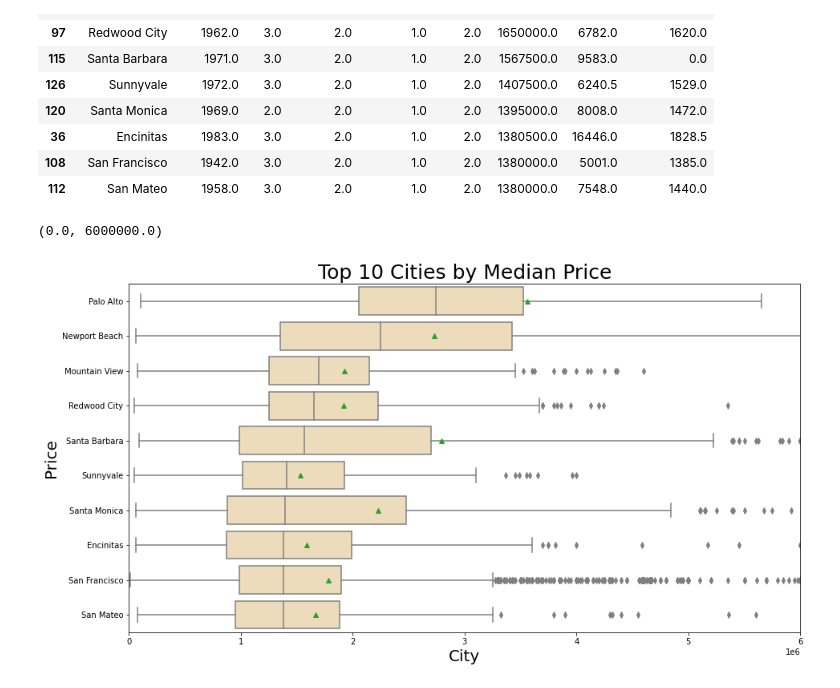
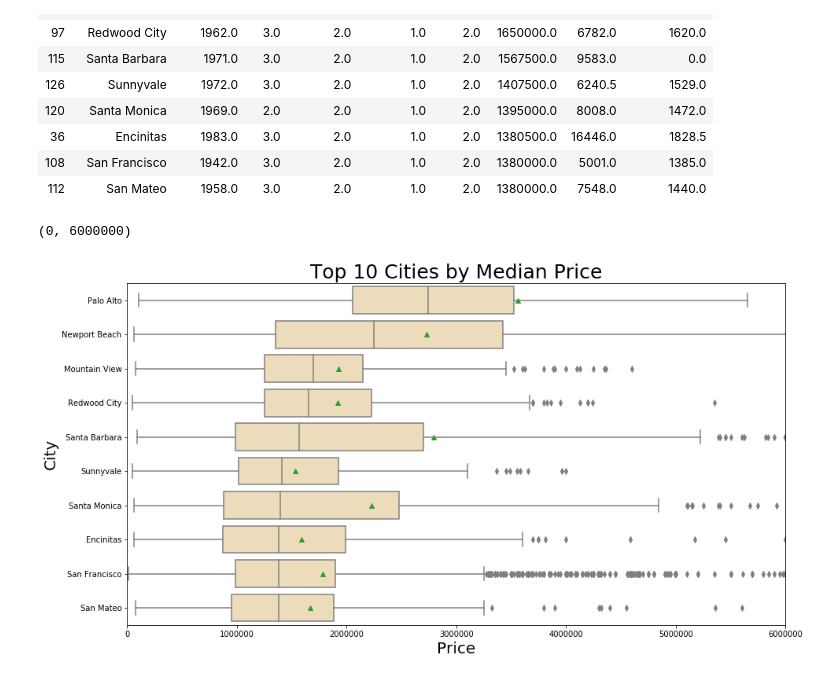
Before and after one commit to sakuraszy/STATS-170A-Group, a Jupyter notebook: presentation_1_data_vis.ipynb, the cells around one changed output. Cells and saved outputs as stored; diff of their text form; code cells hidden in the pictures.

Commit message:
visualization updated

```diff
--- a/presentation_1_data_vis.ipynb
+++ b/presentation_1_data_vis.ipynb
@@ -207,19 +241,19 @@ housing_groupby_city_top_10
 # %%
 grouped_price = housing[["city", "price"]]
 grouped_price_top_10 = grouped_price[grouped_price["city"].isin(top_10_list)]
 ##grouped_price_top_10.boxplot()
 ##grouped_price_top_10 = grouped_price_top_10.groupby("city", as_index = False)
 ##grouped_price_top_10.boxplot(subplots = False, rot=45, figsize=(8,10))
 ##plt.ylim(0, 5000000)
 fig , ax1 = plt.subplots(figsize=(15,8))
 
 median_price_boxplot = sns.boxplot(y='city',x='price',data=grouped_price_top_10,orient="h", color = "wheat", showmeans=True,
            order = ['Palo Alto', 'Newport Beach', 'Mountain View', 'Redwood City', 'Santa Barbara', 'Sunnyvale',
                    'Santa Monica', 'Encinitas', 'San Francisco', 'San Mateo'])
 plt.title("Top 10 Cities by Median Price", fontsize = 25)
-plt.xlabel("City", fontsize = 20)
-plt.ylabel("Price", fontsize = 20)
+plt.xlabel("Price", fontsize = 20)
+plt.ylabel("City", fontsize = 20)
 plt.xlim(0, 6000000)
 # %% [output]
-(0.0, 6000000.0)
+(0, 6000000)
-[figure, old version]
+[figure, new version]
```
Also changed, not shown: parts of 10 cells of this notebook, 2 other files.
